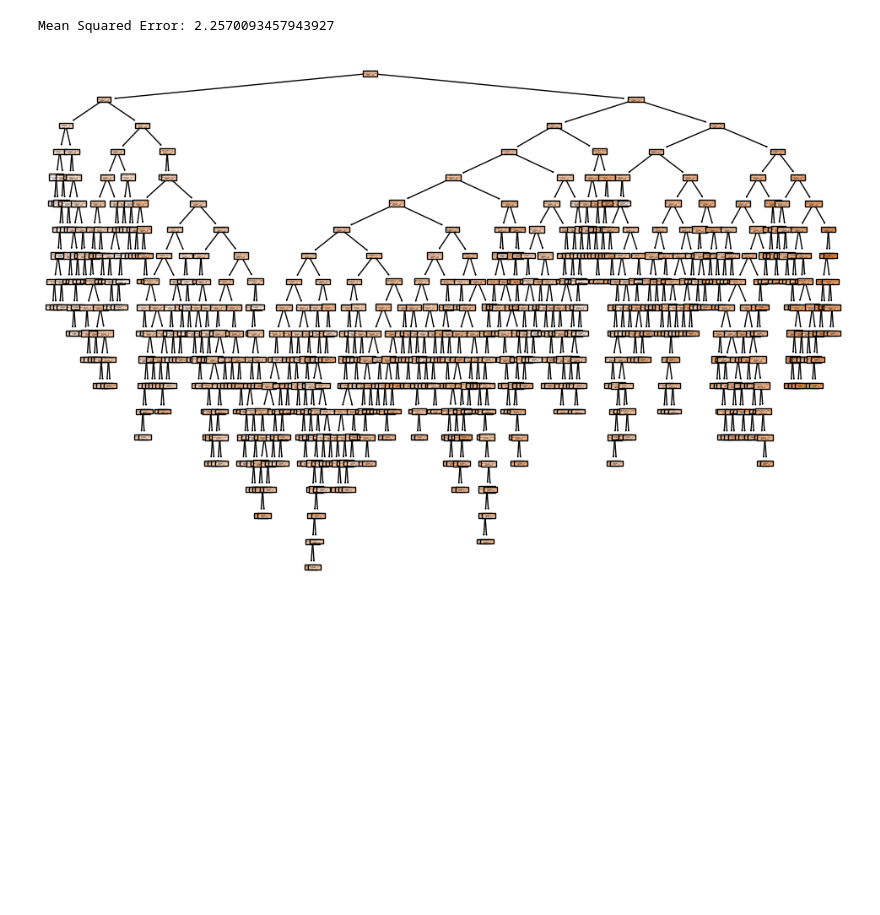
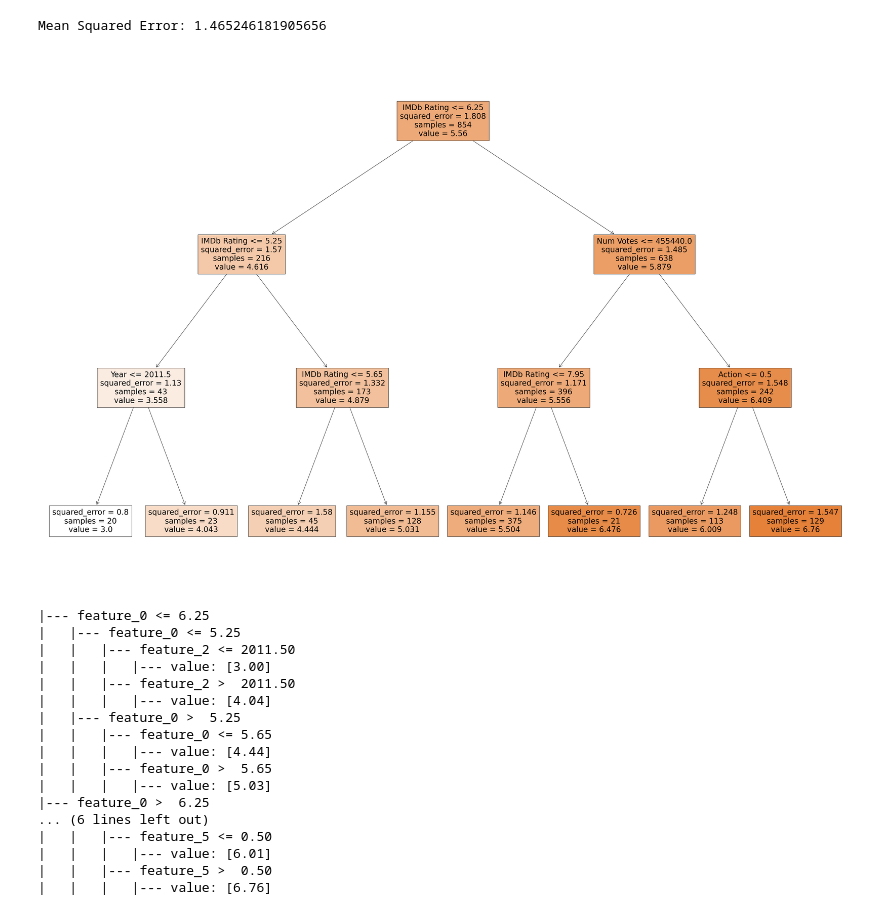
Before and after one commit to Bmcunningham4/imdb_predictions, a Jupyter notebook: dtree.ipynb, the cells around one changed output. Cells and saved outputs as stored; diff of their text form; code cells hidden in the pictures; blank space fills up the shorter version.

```diff
--- a/dtree.ipynb
+++ b/dtree.ipynb
@@ -20,26 +20,48 @@ X_train, X_test, y_train, y_test = train_test_split(X, y, test_size=0.2, random_
 
 
 #? New Template ------------
-decision_tree = DecisionTreeRegressor(random_state=42)
+decision_tree = DecisionTreeRegressor(max_depth = 3, random_state=42)
 decision_tree.fit(X_train, y_train)
 
 y_pred = decision_tree.predict(X_test)
+# print(y_pred)
 
 mse = mean_squared_error(y_test, y_pred)
 print(f'Mean Squared Error: {mse}')
 # %% [output]
-Mean Squared Error: 2.2570093457943927
+Mean Squared Error: 1.465246181905656
 # %%
 
 #* Ideally would like to plot the tree here as well..
 from sklearn.tree import plot_tree
+from sklearn import tree
 import matplotlib.pyplot as plt
 
-plt.figure(figsize=(12, 8))
+plt.figure(figsize=(48, 32)) #* Make this bigger than it becomes more readable!
 plot_tree(decision_tree, filled=True, feature_names=X.columns)
 plt.show()
 
 # CAn do something like this ehh
 #! You can see that that first plot is madness and gives no indication of what's happening so let's try visualise with diff max depths
+
+#? Or gross code visualization
+print(tree.export_text(decision_tree))
 # %% [output]
-[figure, old version]
+[figure, new version]
+|--- feature_0 <= 6.25
+|   |--- feature_0 <= 5.25
+|   |   |--- feature_2 <= 2011.50
+|   |   |   |--- value: [3.00]
+|   |   |--- feature_2 >  2011.50
+|   |   |   |--- value: [4.04]
+|   |--- feature_0 >  5.25
+|   |   |--- feature_0 <= 5.65
+|   |   |   |--- value: [4.44]
+|   |   |--- feature_0 >  5.65
+|   |   |   |--- value: [5.03]
+|--- feature_0 >  6.25
+... (6 lines left out)
+|   |   |--- feature_5 <= 0.50
+|   |   |   |--- value: [6.01]
+|   |   |--- feature_5 >  0.50
+|   |   |   |--- value: [6.76]
```
Also changed, not shown: parts of 1 cell of this notebook, 6 other files.
